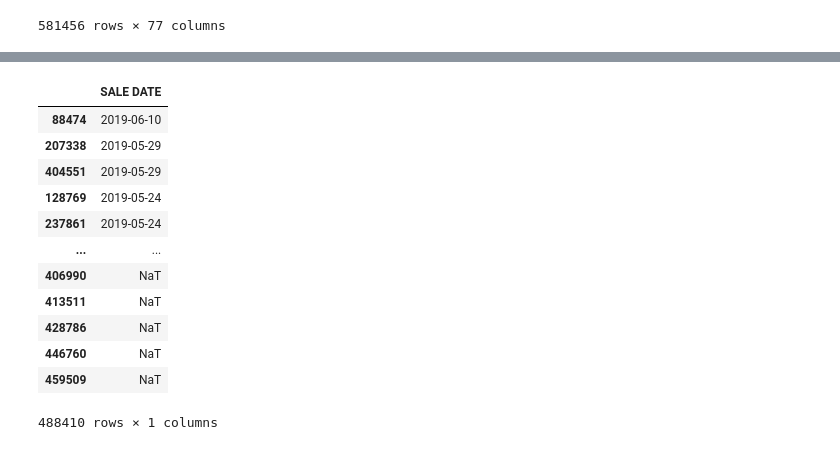
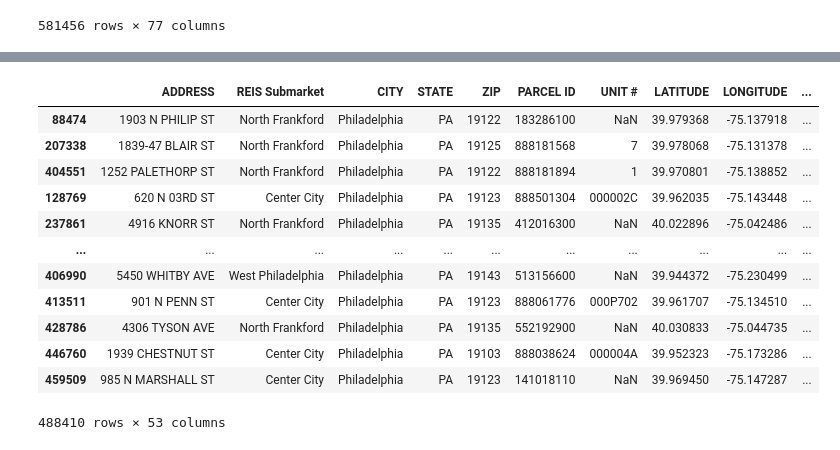
Before and after one commit to nding17/WhiterockAI, a Jupyter notebook: notebooks/PLUTO auto update pipeline.ipynb, the cells around one changed output, grey strips where cells are left out. Saved outputs shown, nothing was run; the diff lists cells and outputs as text; code cells hidden in the pictures.

Commit message:
auto update pluto

```diff
--- a/notebooks/PLUTO auto update pipeline.ipynb
+++ b/notebooks/PLUTO auto update pipeline.ipynb
@@ -383,16 +406,16 @@ pluto = pluto.sort_values(by=['SALE DATE'], ascending=False)
 # %%
-pluto[['SALE DATE']]
+pluto
 # %% [output]
-|  | SALE DATE |
-| 88474 | 2019-06-10 |
-| 207338 | 2019-05-29 |
-| 404551 | 2019-05-29 |
-| 128769 | 2019-05-24 |
-| 237861 | 2019-05-24 |
-| ... | ... |
-| 406990 | NaT |
-| 413511 | NaT |
-| 428786 | NaT |
-| 446760 | NaT |
-| 459509 | NaT |
+|  | ADDRESS | REIS Submarket | CITY | STATE | ZIP | PARCEL ID | UNIT # | LATITUDE | LONGITUDE | ... |
+| 88474 | 1903 N PHILIP ST | North Frankford | Philadelphia | PA | 19122 | 183286100 | NaN | 39.979368 | -75.137918 | ... |
+| 207338 | 1839-47 BLAIR ST | North Frankford | Philadelphia | PA | 19125 | 888181568 | 7 | 39.978068 | -75.131378 | ... |
+| 404551 | 1252 PALETHORP ST | North Frankford | Philadelphia | PA | 19122 | 888181894 | 1 | 39.970801 | -75.138852 | ... |
+| 128769 | 620 N 03RD ST | Center City | Philadelphia | PA | 19123 | 888501304 | 000002C | 39.962035 | -75.143448 | ... |
+| 237861 | 4916 KNORR ST | North Frankford | Philadelphia | PA | 19135 | 412016300 | NaN | 40.022896 | -75.042486 | ... |
+| ... | ... | ... | ... | ... | ... | ... | ... | ... | ... | ... |
+| 406990 | 5450 WHITBY AVE | West Philadelphia | Philadelphia | PA | 19143 | 513156600 | NaN | 39.944372 | -75.230499 | ... |
+| 413511 | 901 N PENN ST | Center City | Philadelphia | PA | 19123 | 888061776 | 000P702 | 39.961707 | -75.134510 | ... |
+| 428786 | 4306 TYSON AVE | North Frankford | Philadelphia | PA | 19135 | 552192900 | NaN | 40.030833 | -75.044735 | ... |
+| 446760 | 1939 CHESTNUT ST | Center City | Philadelphia | PA | 19103 | 888038624 | 000004A | 39.952323 | -75.173286 | ... |
+| 459509 | 985 N MARSHALL ST | Center City | Philadelphia | PA | 19123 | 141018110 | NaN | 39.969450 | -75.147287 | ... |
-488410 rows × 1 columns
+488410 rows × 53 columns
```
Also changed, not shown: parts of 6 cells of this notebook, 1 other file.
